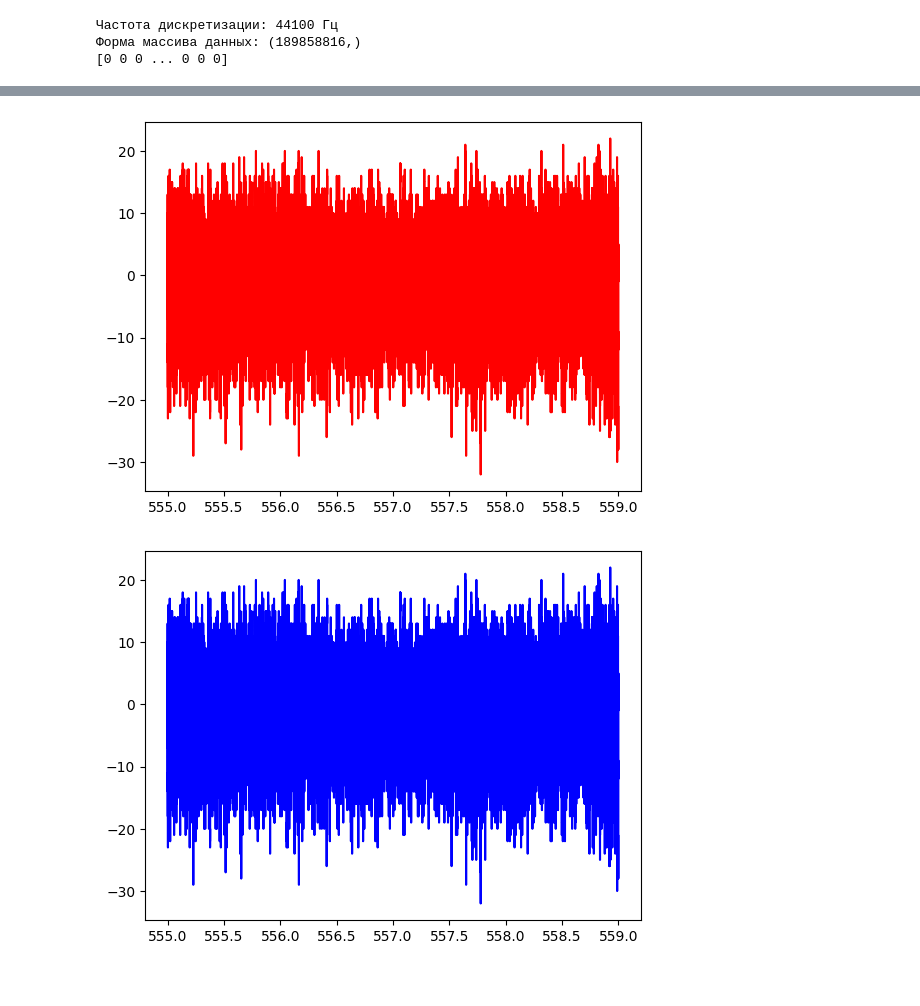
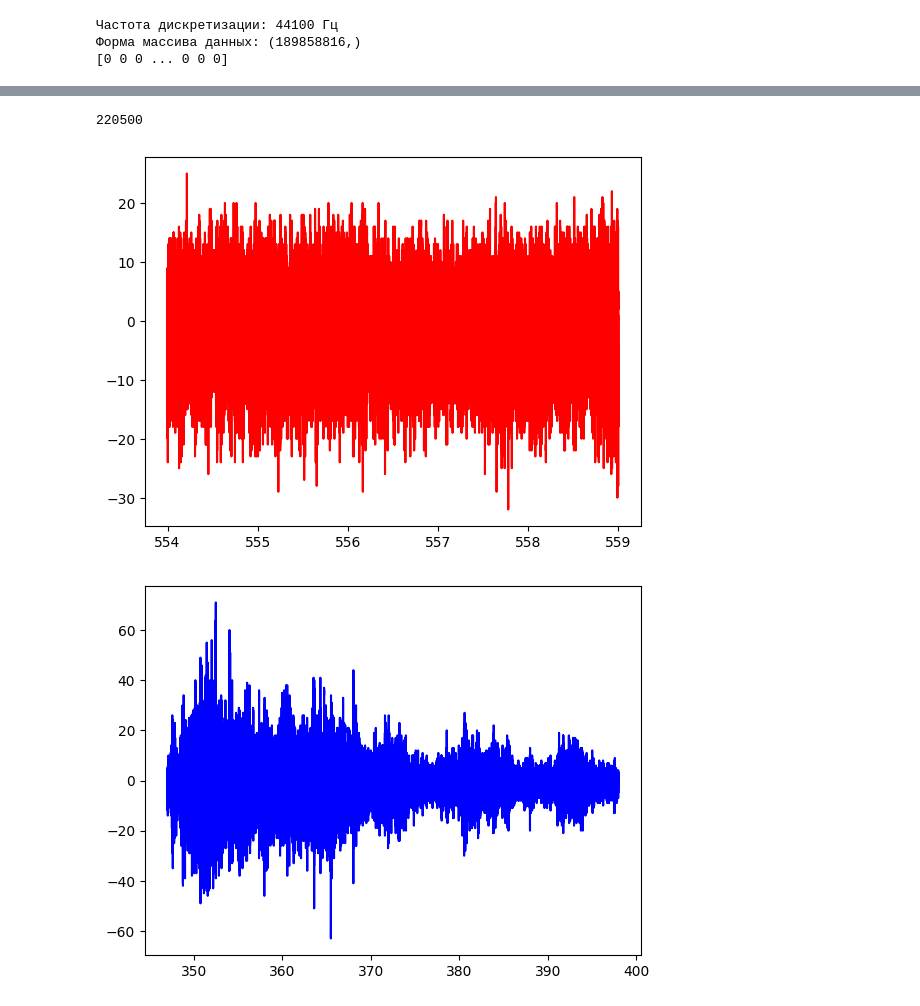
Before and after one commit to bdExplore/Scientific, a Jupyter notebook: Python/DJISummer.ipynb, the cells around one changed output, grey strips where cells are left out. Drawn from its saved outputs; the diff is of its cells as text; code cells hidden in the pictures.

```diff
--- a/Python/DJISummer.ipynb
+++ b/Python/DJISummer.ipynb
@@ -157,7 +163,11 @@ t = np.arange(int(len(audio_data)))/sample_rate # Массив времен
 [0 0 0 ... 0 0 0]
 # %%
 # Создание массивов, используемых в обработке
-t_f_arr_1 = cr_arr_t(46, 46)
-audio_data1_f1 = audio_data[t_f_arr_1[0]]
-audio_data2_f1 = audio_data[t_f_arr_1[1]]
+t_f_arr_1 = cr_arr_t(44)
+t_f_arr_2 = cr_arr_t(47)
+audio_data49_3_1 = audio_data49_3[t_f_arr_1[0]]
+audio_data49_3_2 = audio_data49_3[t_f_arr_2[0]]
+audio_data49_2_1 = audio_data49_2[t_f_arr_1[0]]
+
+min_len_1 = min(len(audio_data49_3_1),len(audio_data49_2_1))
 # %% [output]
@@ -168,17 +176,14 @@ audio_data2_f1 = audio_data[t_f_arr_1[1]]
-# %%
-# Создание массивов, используемых в обработке
-t_f_arr_2 = cr_arr_t(44, 45)
-audio_data1_f2 = audio_data[t_f_arr_2[0]]
-audio_data1_f2 = norm_max(audio_data1_f2)
-audio_data2_f2 = audio_data[t_f_arr_2[1]]
-audio_data2_f2 = norm_max(audio_data2_f2)
+# %%
+print(len(audio_data49_3_1))
+# %% [output]
+220500
 # %%
 # Графики исследований
-plt.plot(t_f_arr_1[2], audio_data1_f1, color='red', label='Small')
+plt.plot(t_f_arr_1[1], audio_data49_3_1, color='red', label='Small')
 plt.show()
 
-plt.plot(t_f_arr_1[3], audio_data2_f1, color='blue', label='Small')
+plt.plot(t_f_arr_2[1], audio_data49_3_2, color='blue', label='Small')
 plt.show()
 # %% [output]
-[figure, old version]
+[figure, new version]
-[figure, old version]
+[figure, new version]
```
Also changed, not shown: parts of 11 cells of this notebook, 3 other files.
